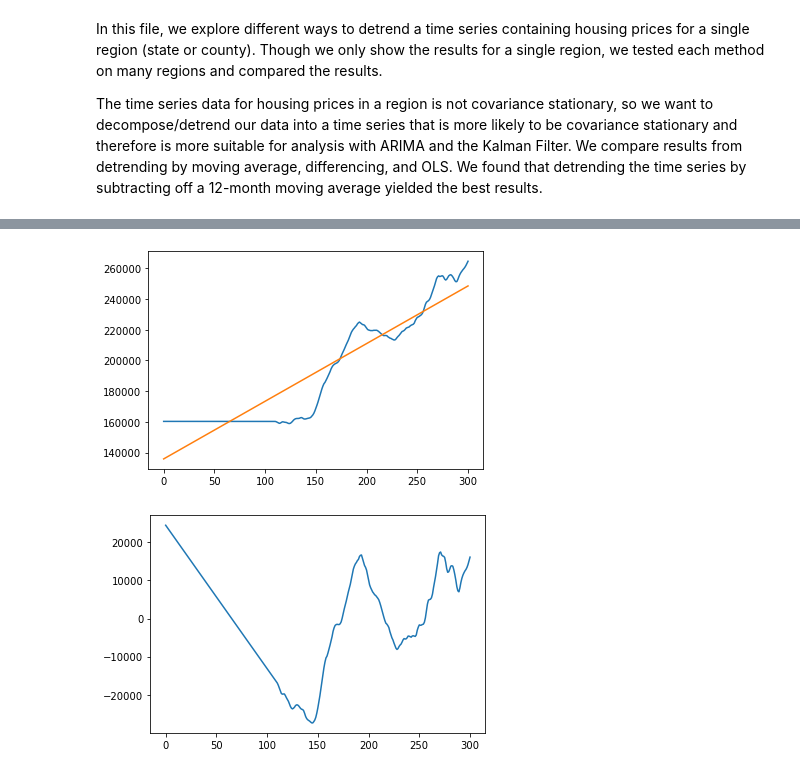
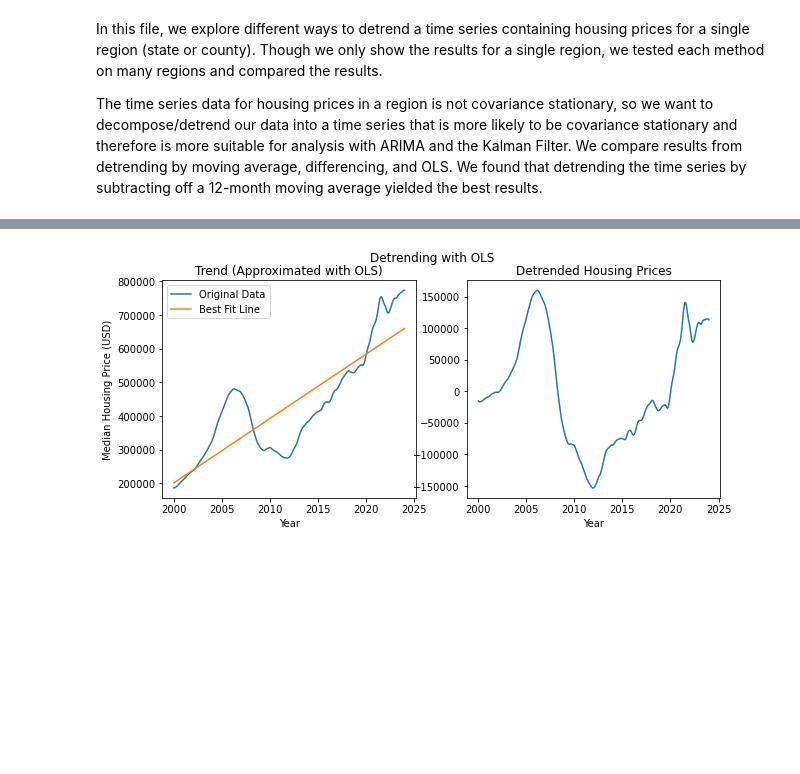
Before and after one commit to jpatrickb/vol3_housing_project, a Jupyter notebook: detrending.ipynb, the cells around one changed output, grey strips where cells are left out. Saved outputs shown, nothing was run; the diff lists cells and outputs as text; code cells hidden in the pictures; blank space fills up the shorter version.

```diff
--- a/detrending.ipynb
+++ b/detrending.ipynb
@@ -28,11 +29,16 @@ def detrend(time_series):
     ma = _moving_average(time_series)
     return time_series - ma
 # %%
+# read and plot the original time series
 df = pd.read_csv("Data_Files/price_by_state_cleaned.csv")
 label_df = pd.read_csv("Data_Files/state_data_labels.csv")
-state = "Arizona"
+state = "California"
 
 t_vals = df["Unnamed: 0"].values
-time_series = df["North Dakota"].values
+time_series = df[state].values
 plt.plot(np.linspace(2000, 2024, len(time_series)), time_series)
+plt.xlabel("Year")
+plt.ylabel("Median Housing Price (USD)")
+plt.title(f"{state} Housing Prices")
+plt.show()
 # %% [output]
@@ -66,15 +89,25 @@ plt.show()
 # %%
 # detrend using linear regression
 x = np.linspace(2000, 2024, len(time_series))
 regressor = LinearRegression().fit(x.reshape(-1, 1), time_series.reshape(-1, 1))
 best_fit_line = regressor.coef_[0][0] * x + regressor.intercept_[0]
 
-plt.plot(time_series)
-plt.plot(best_fit_line)
+# plot results of detrended data
+fig = plt.figure(figsize=(10, 4))
+plt.subplot(121)
+plt.plot(np.linspace(2000, 2024, len(time_series)), time_series, label="Original Data")
+plt.plot(np.linspace(2000, 2024, len(time_series)), best_fit_line, label="Best Fit Line")
+plt.legend()
+plt.xlabel("Year")
+plt.ylabel("Median Housing Price (USD)")
+plt.title("Trend (Approximated with OLS)")
+
+plt.subplot(122)
+plt.plot(np.linspace(2000, 2024, len(time_series)), time_series - best_fit_line)
+plt.xlabel("Year")
+plt.title("Detrended Housing Prices")
+
+plt.suptitle("Detrending with OLS")
 plt.show()
-
-plt.plot(time_series - best_fit_line)
-plt.show()
 # %% [output]
-[figure, old version]
+[figure, new version]
-[figure, removed]
```
Also changed, not shown: parts of 4 cells of this notebook.
